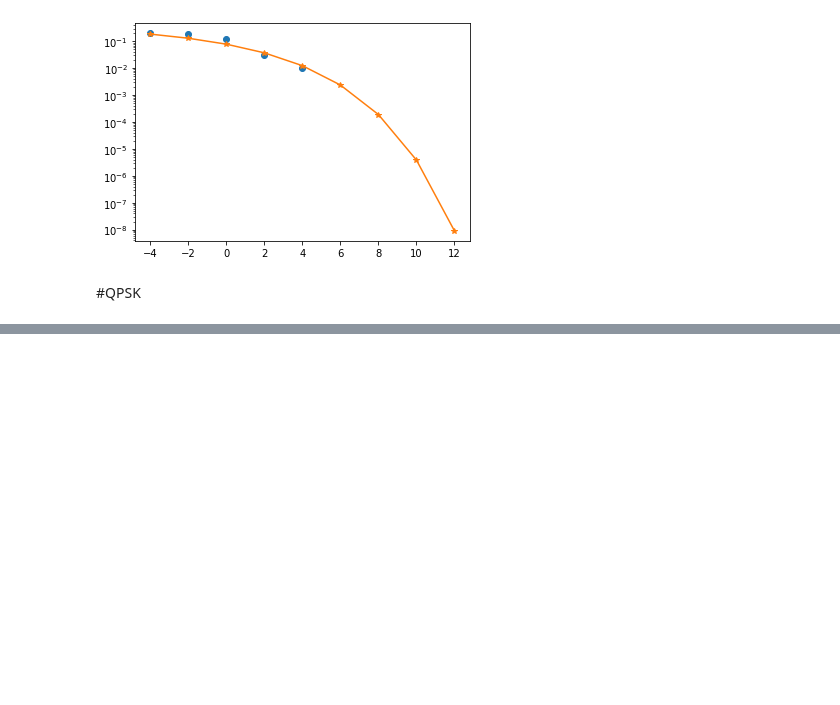
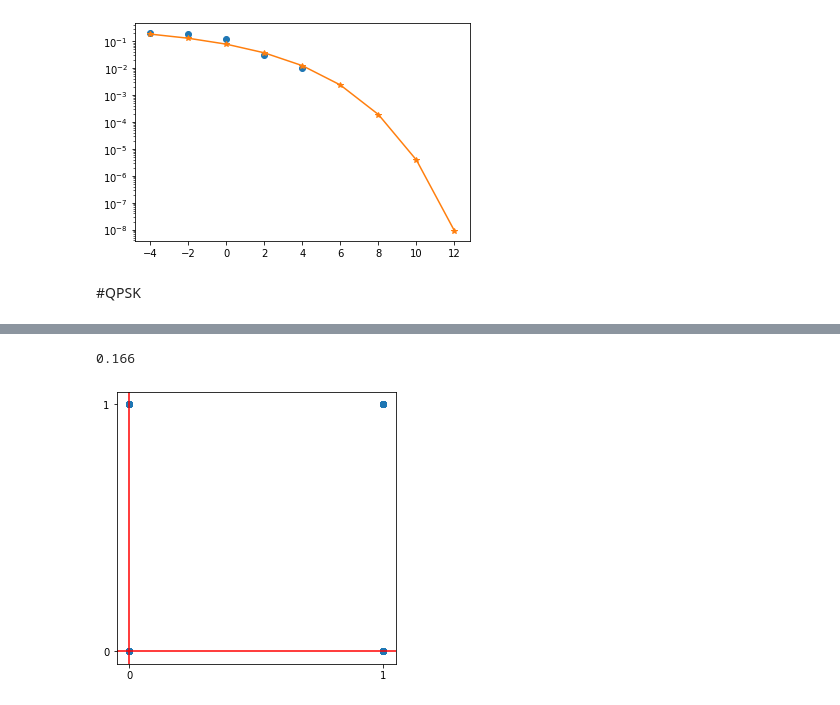
Before and after one commit to roshangeoroy/CommunicationSimulations, a Jupyter notebook: BPSK_&_QPSK.ipynb, the cells around one changed output, grey strips where cells are left out. Drawn from its saved outputs; the diff is of its cells as text; code cells hidden in the pictures; blank space fills up the shorter version.

```diff
--- a/BPSK_&_QPSK.ipynb
+++ b/BPSK_&_QPSK.ipynb
@@ -114,0 +142,21 @@ plt.semilogy(snr,BER_theory,'*-',label='BER_theory')
+# %%
+#multiplexing
+X=[]
+p=ML_bpsk(p)
+q=ML_bpsk(q)
+plt.figure(figsize=(5,5))
+plt.plot(p,q,'o')
+plt.xticks([0,1])
+plt.yticks([0,1])
+plt.axhline(0, color='red')
+plt.axvline(0, color='red')
+
+for i in range(len(p)):
+  X.append(p[i])
+  X.append(q[i])
+
+BER=error(X,b)
+print(BER)
+# %% [output]
+0.166
+[figure, added]
```
Also changed, not shown: parts of 2 cells of this notebook.
